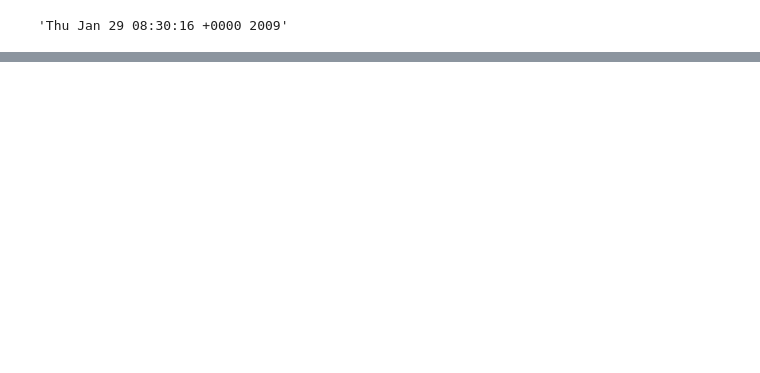
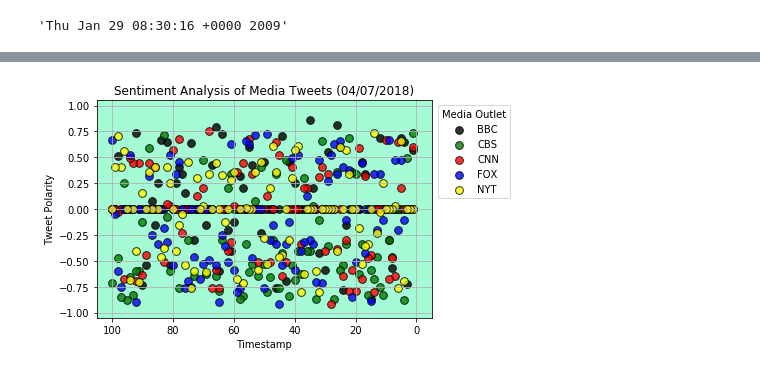
Before and after one commit to sinancengiz/social_analitics, a Jupyter notebook: main.ipynb, the cells around one changed output, grey strips where cells are left out. Drawn from its saved outputs; the diff is of its cells as text; code cells hidden in the pictures; blank space fills up the shorter version.

Commit message:
scatter plot added

```diff
--- a/main.ipynb
+++ b/main.ipynb
@@ -144,0 +111,25 @@ ValueError: If using all scalar values, you must pass an index
+# %%
+bbc_df["Timestamp"] = range(1, 101)
+cbs_df["Timestamp"] = range(1, 101)
+cnn_df["Timestamp"] = range(1, 101)
+fox_df["Timestamp"] = range(1, 101)
+nyt_df["Timestamp"] = range(1, 101)
+# %%
+organized_bbc_df = bbc_df[["Timestamp","Tweet Time","Text","Compound Score","Neutral Score","Negative Score","Postive Score"]]
+
+organized_cbs_df = cbs_df[["Timestamp","Tweet Time","Text","Compound Score","Neutral Score","Negative Score","Postive Score"]]
+
+organized_cnn_df = cnn_df[["Timestamp","Tweet Time","Text","Compound Score","Neutral Score","Negative Score","Postive Score"]]
+
+organized_fox_df = fox_df[["Timestamp","Tweet Time","Text","Compound Score","Neutral Score","Negative Score","Postive Score"]]
+
+organized_nyt_df = nyt_df[["Timestamp","Tweet Time","Text","Compound Score","Neutral Score","Negative Score","Postive Score"]]
+# %%
+compound_values_df = pd.DataFrame(organized_bbc_df["Timestamp"])
+compound_values_df["bbc_compound"] = organized_bbc_df["Compound Score"]
+compound_values_df["cbs_compound"] = organized_cbs_df["Compound Score"]
+compound_values_df["cnn_compound"] = organized_cnn_df["Compound Score"]
+compound_values_df["fox_compound"] = organized_fox_df["Compound Score"]
+compound_values_df["nyt_compound"] = organized_nyt_df["Compound Score"]
+#compound_values_df["Timestamp"] = organized_bbc_df["Timestamp"]
+compound_values_df.head()
@@ -144,0 +143,17 @@ ValueError: If using all scalar values, you must pass an index
+# %%
+ax = compound_values_df.plot(kind="scatter", x="Timestamp",y="bbc_compound", color="black", edgecolors="black", s=60,  alpha=0.80, label="BBC")
+compound_values_df.plot(kind="scatter", x="Timestamp",y="cbs_compound", color="green", edgecolors="black",s=60, alpha=0.80, label="CBS", ax=ax)
+compound_values_df.plot(kind="scatter", x="Timestamp",y="cnn_compound", color="red", edgecolors="black",s=60, alpha=0.80,label="CNN", ax=ax)
+compound_values_df.plot(kind="scatter", x="Timestamp",y="fox_compound", color="blue", edgecolors="black",s=60, alpha=0.80,label="FOX", ax=ax)
+compound_values_df.plot(kind="scatter", x="Timestamp",y="nyt_compound", color="yellow", edgecolors="black",s=60, alpha=0.80, label="NYT", ax=ax)
+plt.title("Sentiment Analysis of Media Tweets (04/07/2018)")
+plt.ylabel("Tweet Polarity")
+ax.set_facecolor('xkcd:pale turquoise')
+#Putting Legend
+plt.legend(title = "Media Outlet", loc="upper right",bbox_to_anchor=(1.25, 1))
+plt.xlim([105,-5]) #Bonus
+plt.ylim([-1.05,1.05]) #Bonus
+plt.grid()
+plt.show()
+# %% [output]
+[figure, added]
```
Also changed, not shown: parts of 7 cells of this notebook.
